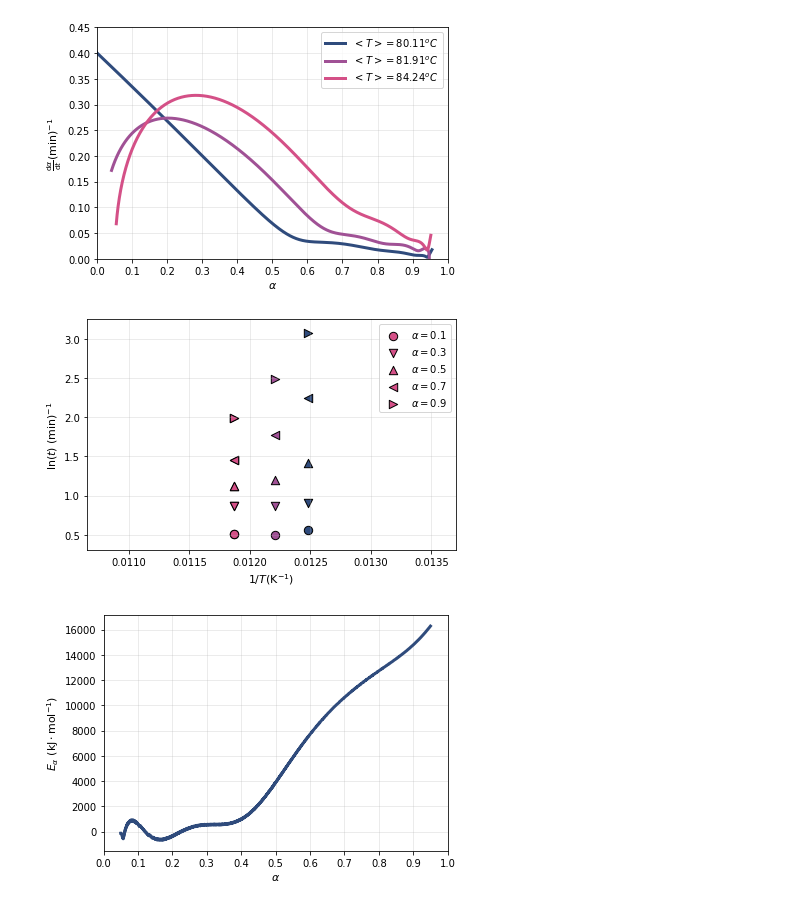
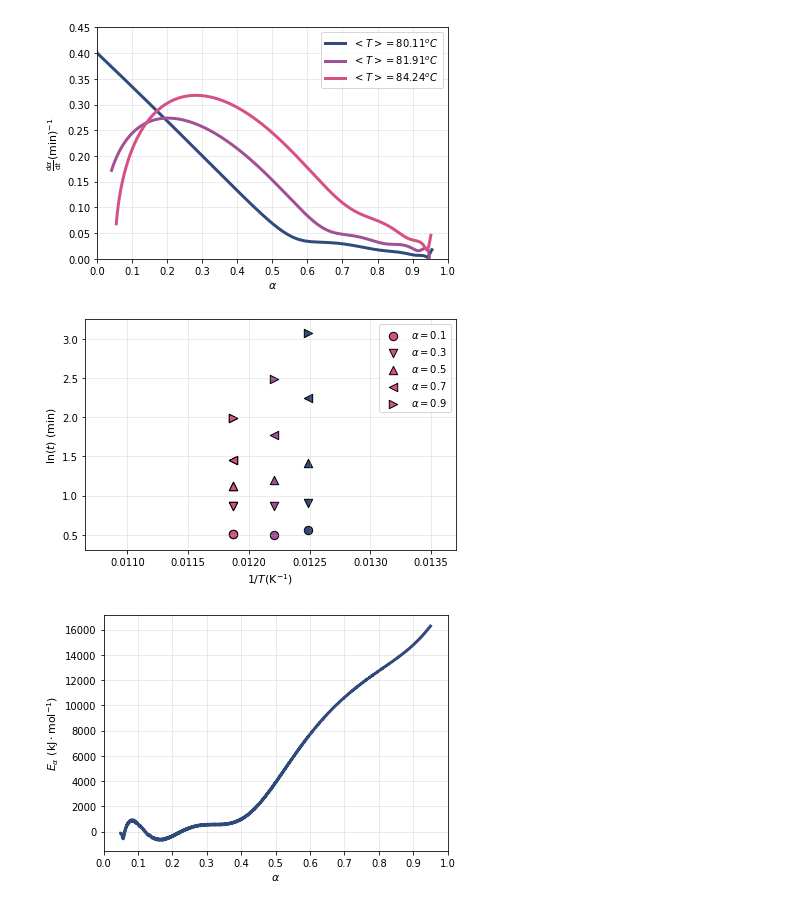
Before and after one commit to vasilogi/COMF, a Jupyter notebook: iso-analysis.ipynb, the cells around one changed output. Cells and saved outputs as stored; diff of their text form; code cells hidden in the pictures.

```diff
--- a/iso-analysis.ipynb
+++ b/iso-analysis.ipynb
@@ -399,35 +399,35 @@ for indx, exp_data in enumerate(data):
     y = [np.log(i) for i in y]
 
     for i in range(len(t_locations)):
         # comment: in this plot the temperature remains the same so as y[i]
         #          fills up the graph with reaction rates at different conversions
         #          the different colours correspond to different temperatures
         #          while the different marker styles correspond to different conversion levels
         plt.scatter(x[i],y[i],c=palette[indx],marker=filled_markers[i],s=70,edgecolors='black')
 
 
 # Plot legends
 for i in range(len(t_locations)):
     plt.scatter(x[i],y[i],c=palette[indx],marker=filled_markers[i],s=70,edgecolors='black', label=r'$\alpha ='+str(a_levels[i])+' $')
 
 # limits for the graph to have it more generic
 T_lim = []
 
 for indx, exp_data in enumerate(data):
     T_lim.append(np.mean(exp_data.temperature))
 
 T_lim = [1.0/i for i in T_lim]
 
 plt.xlabel(r'$  1/T \mathrm{(K^{-1})} $', fontsize=graph_fontsize)
-plt.ylabel(r'$ \ln{ (t) } $ $\mathrm{('+data[0].time_units+')^{-1}} $', fontsize=graph_fontsize)
+plt.ylabel(r'$ \ln{ (t) } $ $\mathrm{('+data[0].time_units+')} $', fontsize=graph_fontsize)
 xmin = np.min(T_lim)-0.1*np.mean(T_lim)
 xmax = np.max(T_lim)+0.1*np.mean(T_lim)
 plt.xlim(xmin,xmax)
 plt.grid(b=True, which='major', axis='both', alpha=0.3)
 plt.legend()
 plt.tight_layout()
 # %% [output]
-[figure, old version]
+[figure, new version]
 # %%
 # Create a class to store the locations
 # of the 'normal fit' time array where the conversion fraction
```
Also changed, not shown: parts of 3 cells of this notebook.
